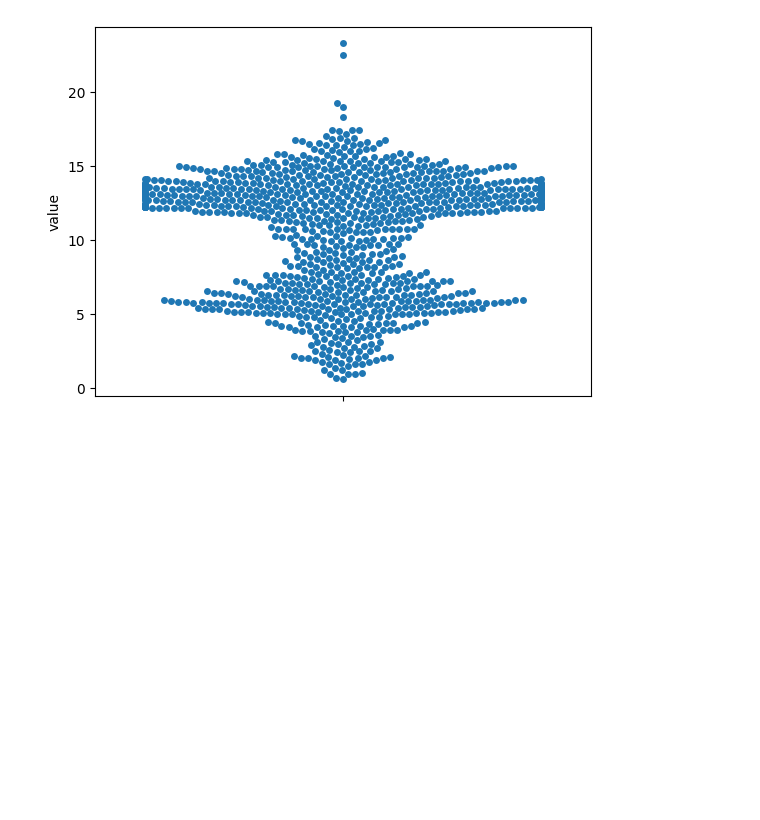
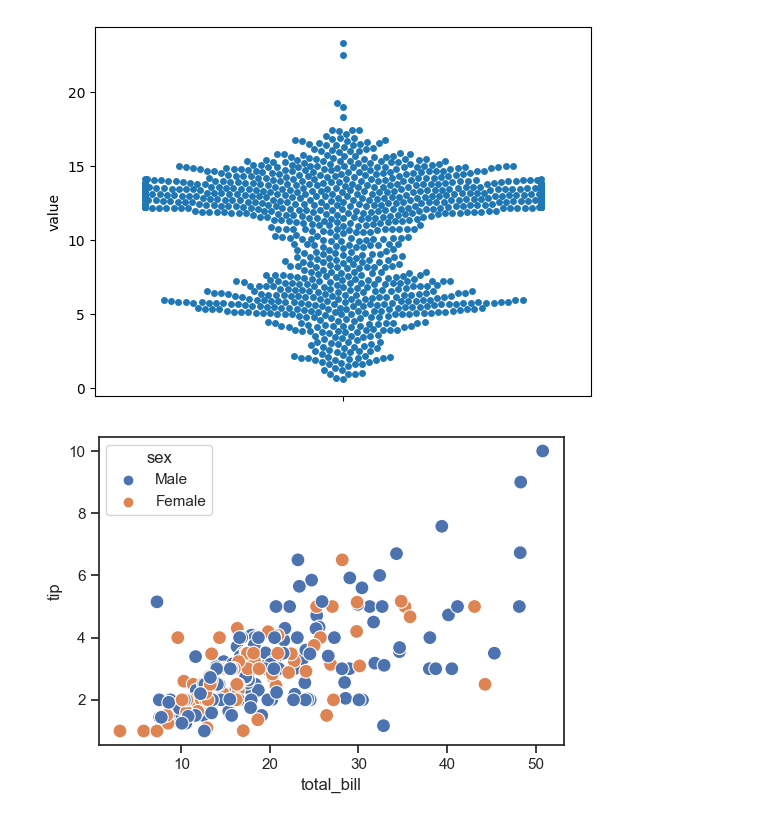
Before and after one commit to daebeobkim/python-bigdata, a Jupyter notebook: EDA/EDA13.ipynb, the cells around one changed output. Saved outputs shown, nothing was run; the diff lists cells and outputs as text; code cells hidden in the pictures; blank space fills up the shorter version.

```diff
--- a/EDA/EDA13.ipynb
+++ b/EDA/EDA13.ipynb
@@ -27,3 +28,19 @@ sb.swarmplot(dataset["value"])
 # %% [output]
 <AxesSubplot:ylabel='value'>
 [figure]
+# %%
+import matplotlib.pyplot as plt
+import seaborn as sns
+%matplotlib inline
+
+sns.set(style='ticks')
+
+# 데이터 생성
+tips = sns.load_dataset('tips')
+
+# 그래프 출력
+plt.figure(figsize=(6, 4))
+sns.scatterplot(x='total_bill', y='tip', hue='sex', data=tips, s=100)
+plt.show()
+# %% [output]
+[figure, added]
```
Also changed, not shown: parts of 2 cells of this notebook.
